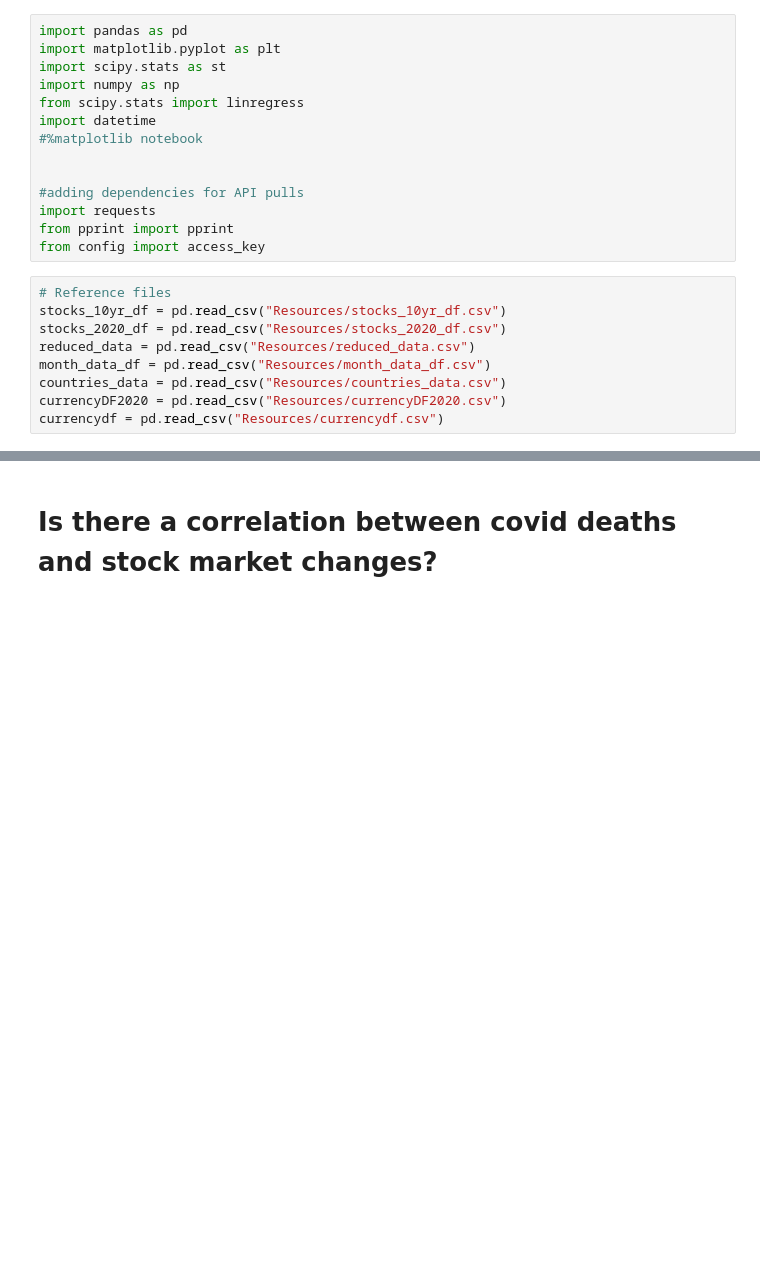
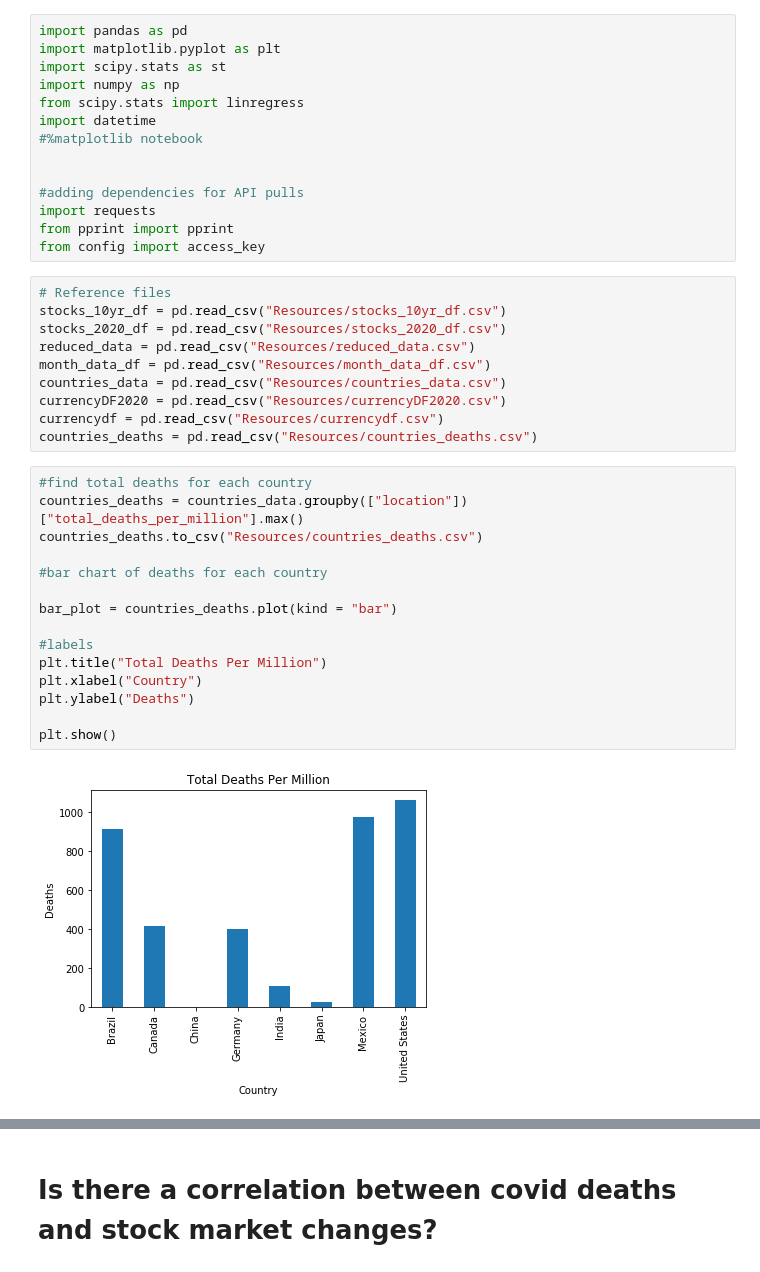
Before and after one commit to Eotanez/project-1, a Jupyter notebook: charts.ipynb, the cells around one changed output, grey strips where cells are left out. Saved outputs shown, nothing was run; the diff lists cells and outputs as text; blank space fills up the shorter version.

Commit message:
updating charts file

```diff
--- a/charts.ipynb
+++ b/charts.ipynb
@@ -21,3 +21,21 @@ month_data_df = pd.read_csv("Resources/month_data_df.csv")
 countries_data = pd.read_csv("Resources/countries_data.csv")
 currencyDF2020 = pd.read_csv("Resources/currencyDF2020.csv")
 currencydf = pd.read_csv("Resources/currencydf.csv")
+countries_deaths = pd.read_csv("Resources/countries_deaths.csv")
+# %%
+#find total deaths for each country
+countries_deaths = countries_data.groupby(["location"])["total_deaths_per_million"].max()
+countries_deaths.to_csv("Resources/countries_deaths.csv")
+
+#bar chart of deaths for each country
+
+bar_plot = countries_deaths.plot(kind = "bar")
+
+#labels
+plt.title("Total Deaths Per Million")
+plt.xlabel("Country")
+plt.ylabel("Deaths")
+
+plt.show()
+# %% [output]
+[figure, added]
```
Also changed, not shown: parts of 1 cell of this notebook, 1 other file.
